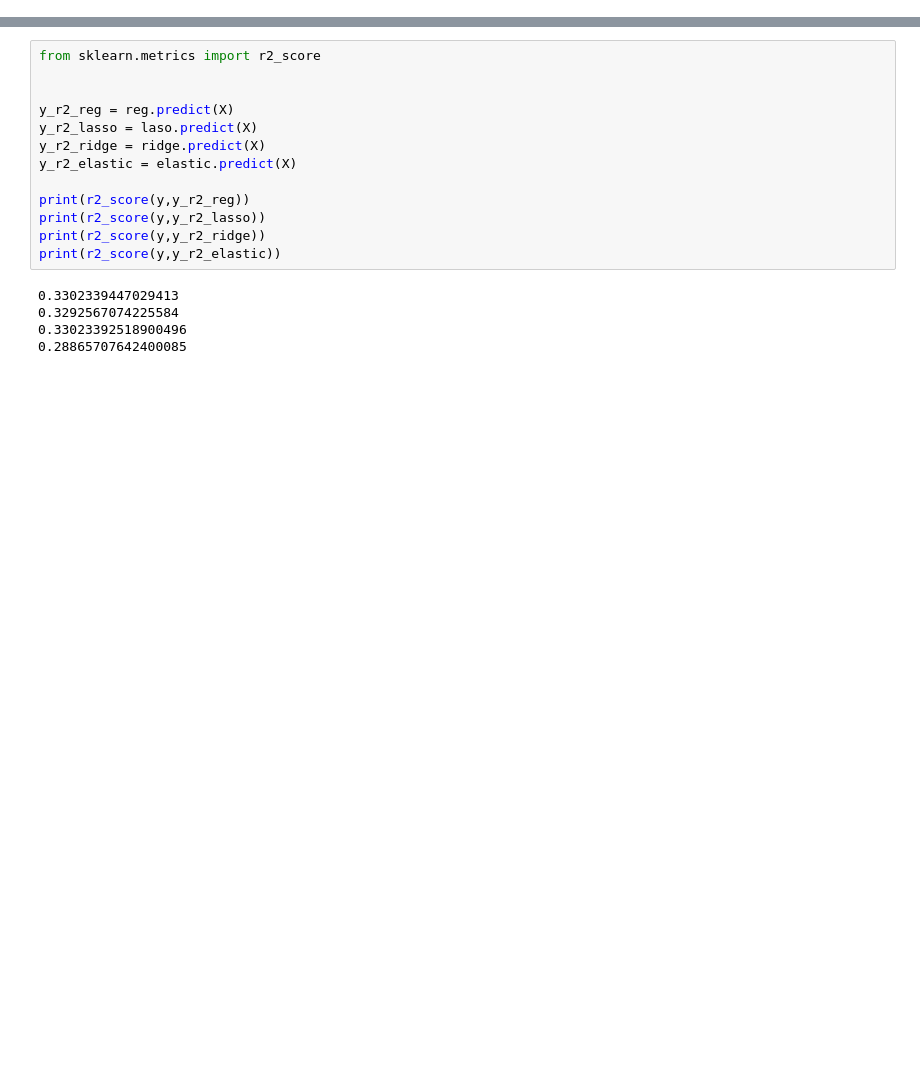
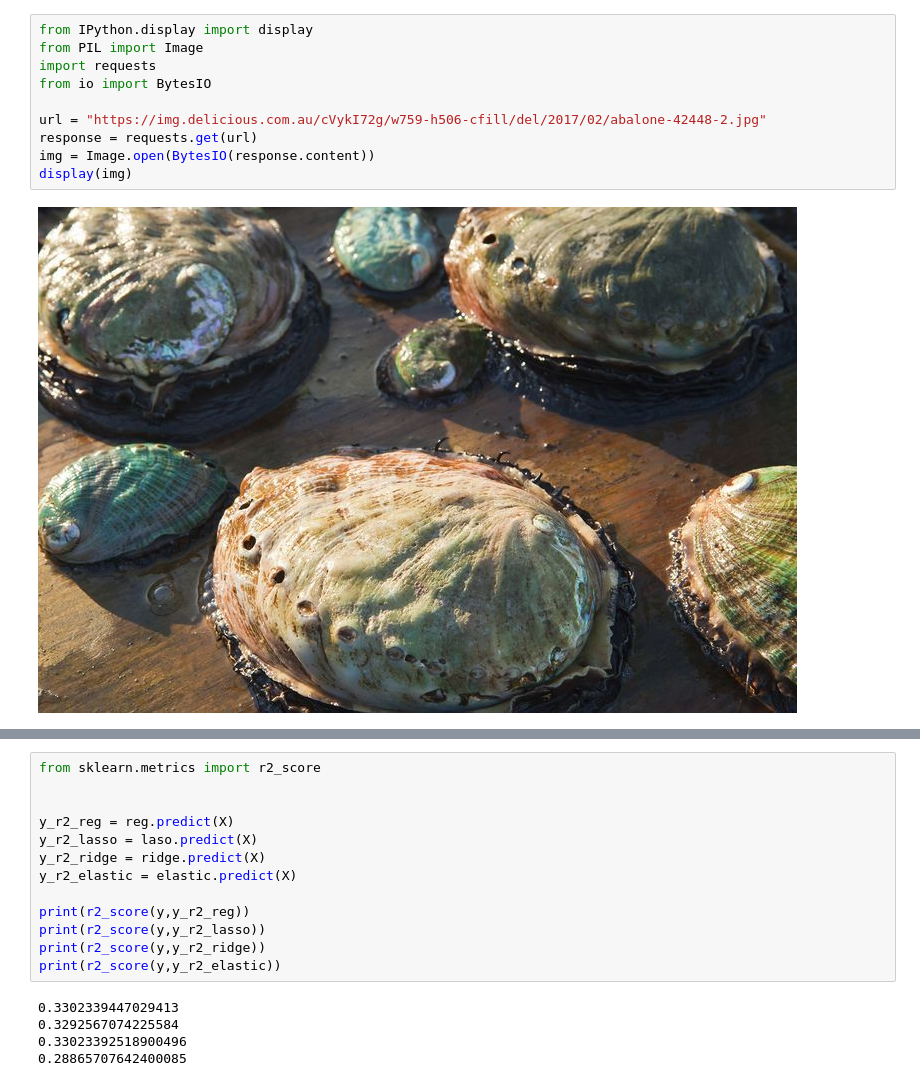
Before and after one commit to MichelMM/iteso-ML-class, a Jupyter notebook: notebooks/T2.MMM_regularization.ipynb, the cells around one changed output, grey strips where cells are left out. Cells and saved outputs as stored; diff of their text form; blank space fills up the shorter version.

```diff
--- a/notebooks/T2.MMM_regularization.ipynb
+++ b/notebooks/T2.MMM_regularization.ipynb
@@ -1,3 +1,15 @@
+# %%
+from IPython.display import display
+from PIL import Image
+import requests
+from io import BytesIO
+
+url = "https://img.delicious.com.au/cVykI72g/w759-h506-cfill/del/2017/02/abalone-42448-2.jpg"
+response = requests.get(url)
+img = Image.open(BytesIO(response.content))
+display(img)
+# %% [output]
+[figure, added]
 # %%
 from ucimlrepo import fetch_ucirepo
 import pandas as pd
```
Also changed, not shown: parts of 3 cells of this notebook, 2 other files.
